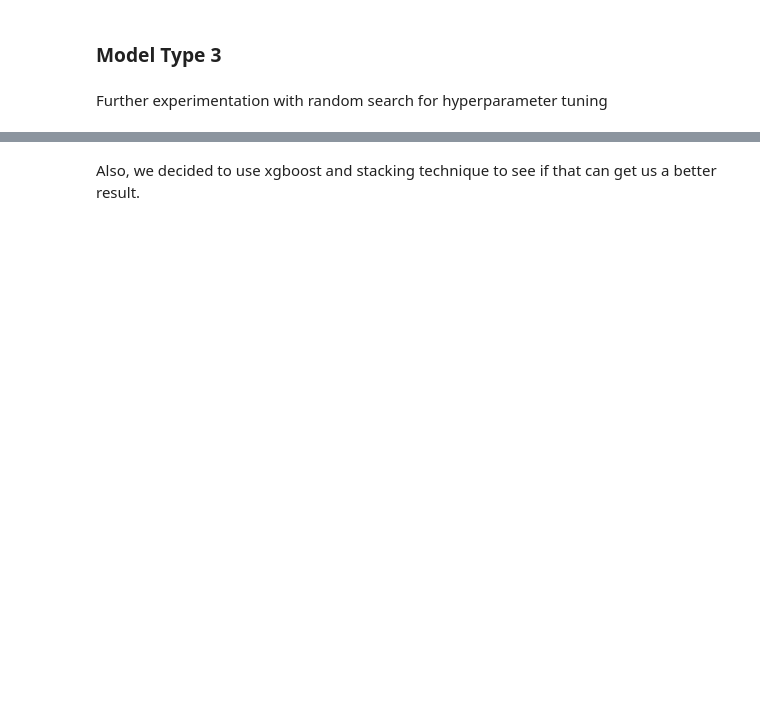
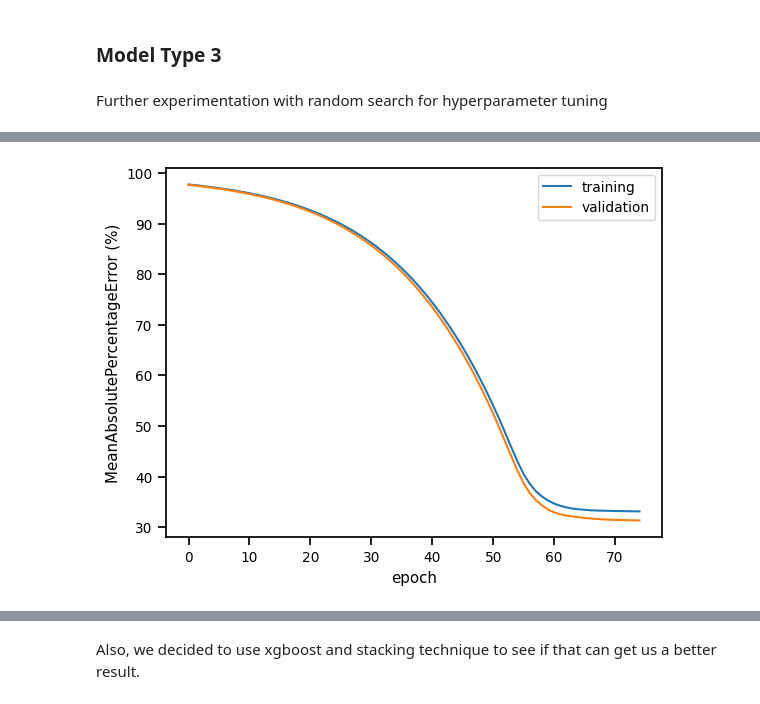
Before and after one commit to rhoyaki/PIC-16B-Final-Project, a Jupyter notebook: Movie Dataframe.ipynb, the cells around one changed output, grey strips where cells are left out. Drawn from its saved outputs; the diff is of its cells as text; code cells hidden in the pictures; blank space fills up the shorter version.

```diff
--- a/Movie Dataframe.ipynb
+++ b/Movie Dataframe.ipynb
@@ -1072,0 +857,83 @@ Evaluation Results: 22.631546020507812
+# %%
+def build_fnn_model(hp, input_shape, output_shape):
+    '''
+    build neural network using hyperparameter tuning with random search
+
+    Parameters
+    ----------
+    hp : the hyperparameter object
+
+    Returns
+    -------
+    the model
+
+    '''
+    model = keras.Sequential()
+
+    # input layer
+    model.add(layers.Input(shape=(input_shape,)))
+
+    # hidden layers hyperparameter choices
+    for i in range(hp.Int('num_layers', 1, 6)):
+        model.add(layers.Dense(units=hp.Int(f'units_{i}', min_value=32, max_value=512, step=32),
+                               activation=hp.Choice(f'act_{i}', values=['relu', 'sigmoid'])))
+        if hp.Boolean(f'dropout_{i}'):
+            model.add(layers.Dropout(rate=hp.Float(f'dropout_rate_{i}', 0.0, 0.5, step=0.1)))
+
+    # output layer
+    model.add(layers.Dense(output_shape, activation='linear'))
+
+    # define loss function and metric
+    loss_fn = tf.keras.losses.MeanAbsolutePercentageError()
+    mape = keras.metrics.MeanAbsolutePercentageError()
+
+    # compile model
+    model.compile(
+        optimizer=keras.optimizers.Adam(
+            hp.Choice('learning_rate', values=[0.01, 0.001, 0.0001])),
+        loss=loss_fn,
+        metrics=[mape])
+
+    return model
+
+input_shape = 6
+output_shape = 1
+
+# keras tuner
+tuner = kt.RandomSearch(
+    lambda hp : build_fnn_model(hp, input_shape, output_shape),
+    objective='val_loss',
+    max_trials=10,
+    executions_per_trial=3,
+    directory='my_dir',
+    project_name='fnn_tuning'
+)
+
+# search for best hyperparameter with dataset
+tuner.search(X_train, y_train, epochs=50, validation_data=(X_test, y_test))
+
+# obtain best model
+best_fnn_model = tuner.get_best_models(num_models=1)[0]
+
+# print the best hyperparameters
+best_hyperparameters = tuner.get_best_hyperparameters(num_trials=1)[0]
+print("Best hyperparameters: ")
+print(best_hyperparameters.values)
+# train with best hyperparameters
+history = best_fnn_model.fit(X_train, y_train, epochs=75, batch_size=32, validation_data=(X_test, y_test))
+
+# on final epoch
+print("Val MAPE on final epoch:")
+print(history.history["val_mean_absolute_percentage_error"][-1])
+
+# plot
+plt.plot(history.history["loss"], label="training")
+plt.plot(history.history["val_loss"], label="validation")
+plt.gca().set(xlabel="epoch", ylabel="MeanAbsolutePercentageError (%)")
+plt.legend()
+plt.show()
+
+# evaluation results
+evaluation_results = best_fnn_model.evaluate(X_eval, y_eval, verbose=0)
+print("Evaluation Results:", evaluation_results[0])
+# %% [output]
@@ -1072,0 +961 @@ Evaluation Results: 22.631546020507812
+[figure, added]
```
Also changed, not shown: parts of 42 cells of this notebook.
